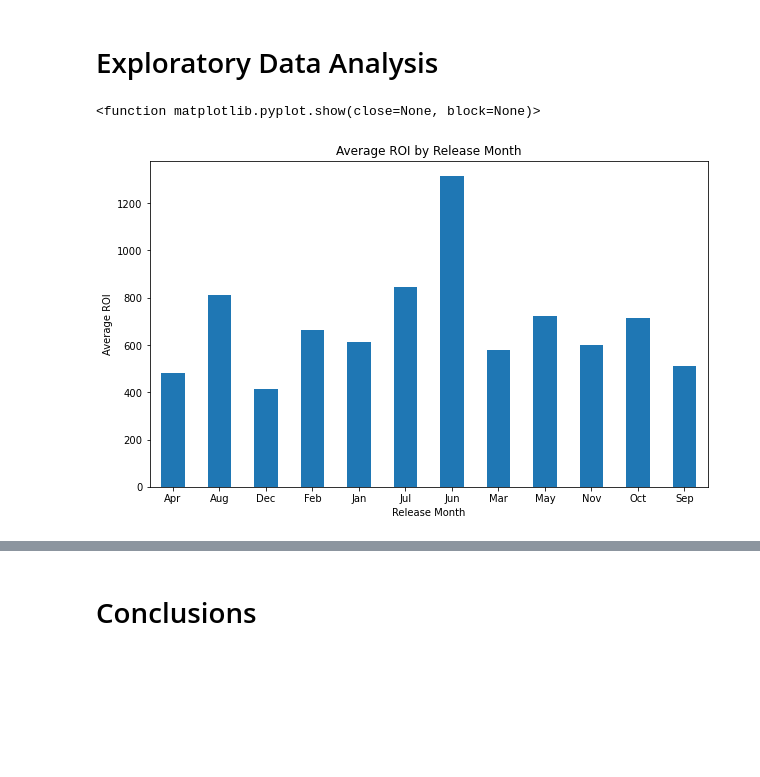
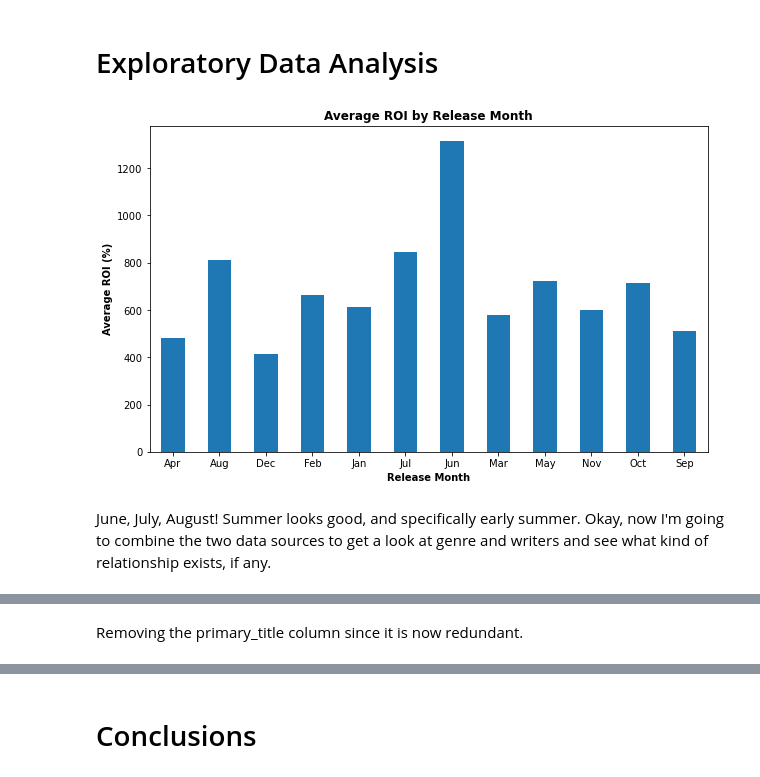
Before and after one commit to sfp13VA/film_recommendations_project, a Jupyter notebook: notebook.ipynb, the cells around one changed output, grey strips where cells are left out. Saved outputs shown, nothing was run; the diff lists cells and outputs as text; code cells hidden in the pictures; blank space fills up the shorter version.

```diff
--- a/notebook.ipynb
+++ b/notebook.ipynb
@@ -169,17 +175,19 @@ TN
 # %%
 import matplotlib.pyplot as plt
 ROI_by_month = TN.groupby('release_month')['ROI'].mean()
 
 ROI_by_month.plot(kind='bar', figsize=(10,6))
 
-plt.title('Average ROI by Release Month')
-plt.xlabel('Release Month')
-plt.ylabel('Average ROI')
+plt.title('Average ROI by Release Month', fontweight='bold')
+plt.xlabel('Release Month', fontweight='bold')
+plt.ylabel('Average ROI (%)', fontweight='bold')
 plt.xticks(rotation=0)
 plt.show
+plt.savefig('roi_by_month.png')
 # %% [output]
-<function matplotlib.pyplot.show(close=None, block=None)>
-[figure, old version]
+[figure, new version]
+# %% [markdown]
+June, July, August!  Summer looks good, and specifically early summer.  Okay, now I'm going to combine the two data sources to get a look at genre and writers and see what kind of relationship exists, if any.
 # %%
 df = pd.merge(TN,
              IMDB_df[['primary_title', 'genres', 'writer_name']],
@@ -201,6 +209,8 @@ df
 | 8525 | 81 | 2015-09-29 | A Plague So Pleasant | 1400 | 0 | 0 | -1400 | -100.000000 | ... |
 | 8526 | 81 | 2015-09-29 | A Plague So Pleasant | 1400 | 0 | 0 | -1400 | -100.000000 | ... |
 8527 rows × 12 columns
+# %% [markdown]
+Removing the primary_title column since it is now redundant.
 # %%
 df = df.drop('primary_title', axis=1)
 df
```
Also changed, not shown: parts of 19 cells of this notebook, 5 other files.
